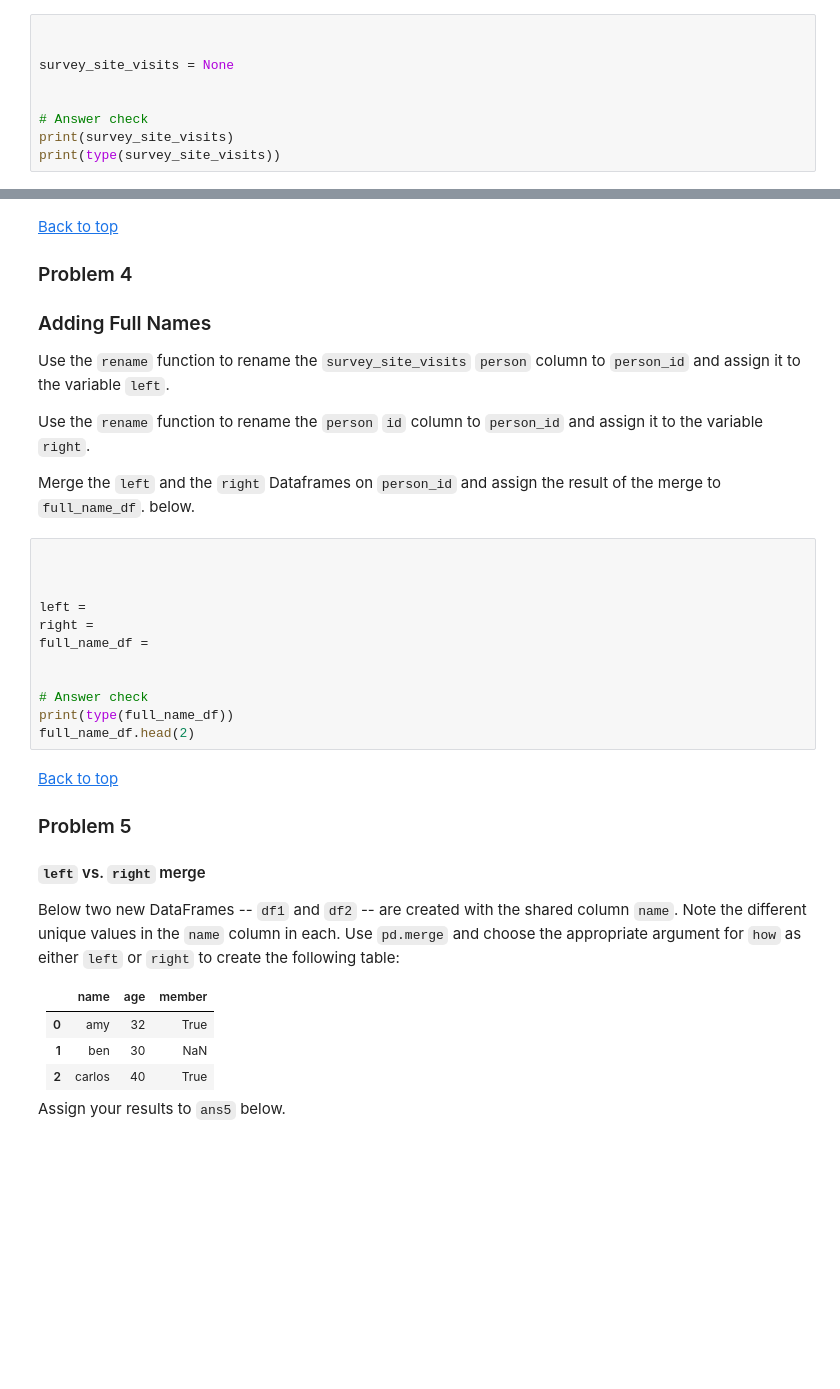
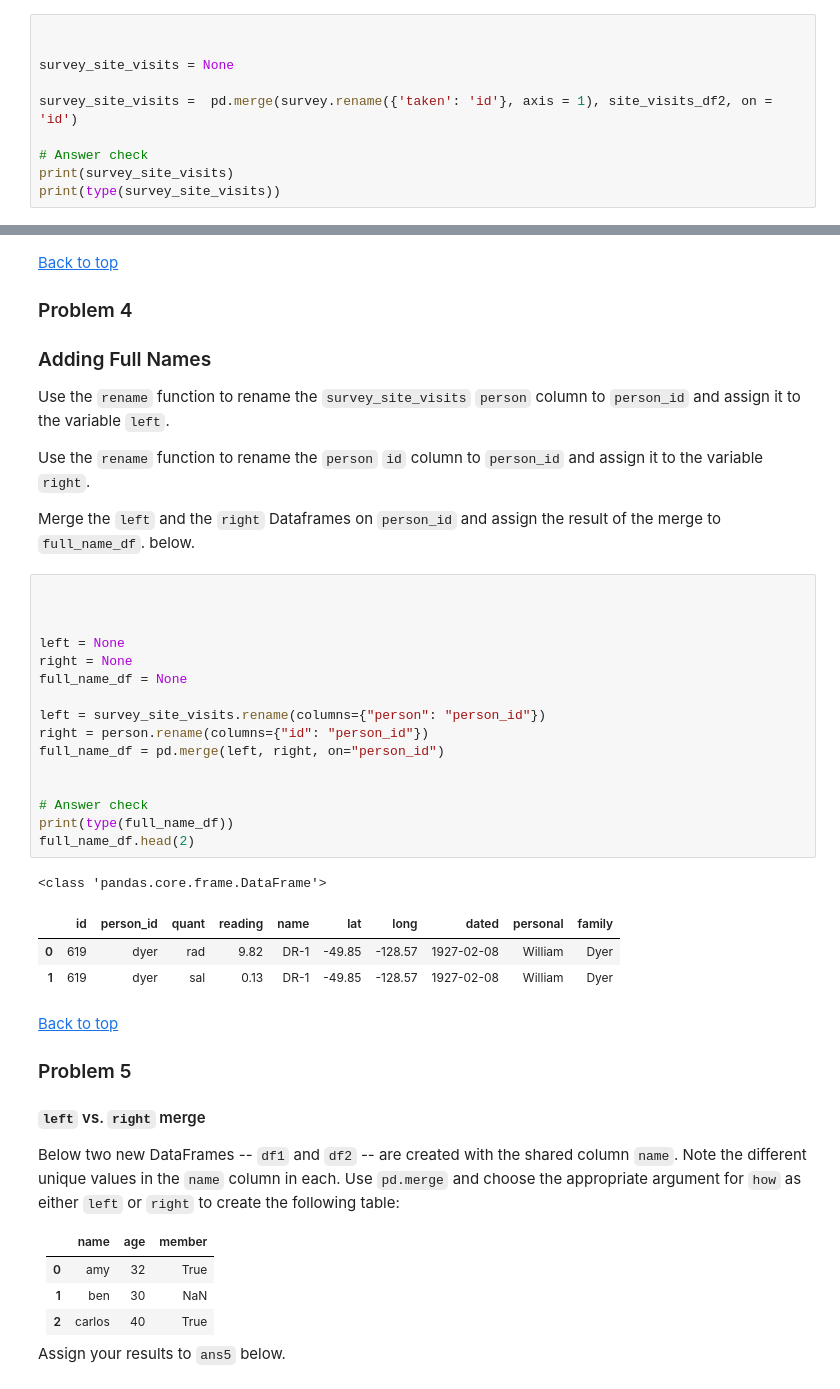
Before and after one commit to mobius29er/AIML_Class, a Jupyter notebook: Self_Study_Colab_Activity_4_1.ipynb, the cells around one changed output, grey strips where cells are left out. Drawn from its saved outputs; the diff is of its cells as text; blank space fills up the shorter version.

```diff
--- a/Self_Study_Colab_Activity_4_1.ipynb
+++ b/Self_Study_Colab_Activity_4_1.ipynb
@@ -118,6 +199,7 @@ survey.head(2)
 
 survey_site_visits = None
 
+survey_site_visits =  pd.merge(survey.rename({'taken': 'id'}, axis = 1), site_visits_df2, on = 'id')
 
 # Answer check
 print(survey_site_visits)
@@ -139,15 +239,24 @@ Merge the `left` and the `right` Dataframes on `person_id` and assign the result
 # %%
 
 
 
-left =
-right =
-full_name_df =
+left = None
+right = None
+full_name_df = None
+
+left = survey_site_visits.rename(columns={"person": "person_id"})
+right = person.rename(columns={"id": "person_id"})
+full_name_df = pd.merge(left, right, on="person_id")
 
 
 # Answer check
 print(type(full_name_df))
 full_name_df.head(2)
+# %% [output]
+<class 'pandas.core.frame.DataFrame'>
+|  | id | person_id | quant | reading | name | lat | long | dated | personal | family |
+| 0 | 619 | dyer | rad | 9.82 | DR-1 | -49.85 | -128.57 | 1927-02-08 | William | Dyer |
+| 1 | 619 | dyer | sal | 0.13 | DR-1 | -49.85 | -128.57 | 1927-02-08 | William | Dyer |
 # %% [markdown]
 [Back to top](#Index:)
 
```
Also changed, not shown: parts of 14 cells of this notebook.
